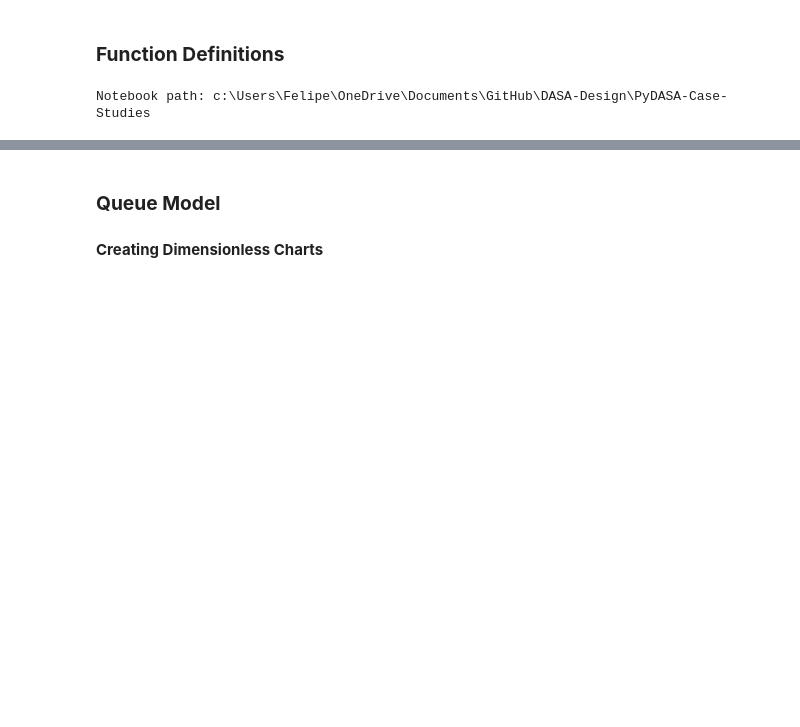
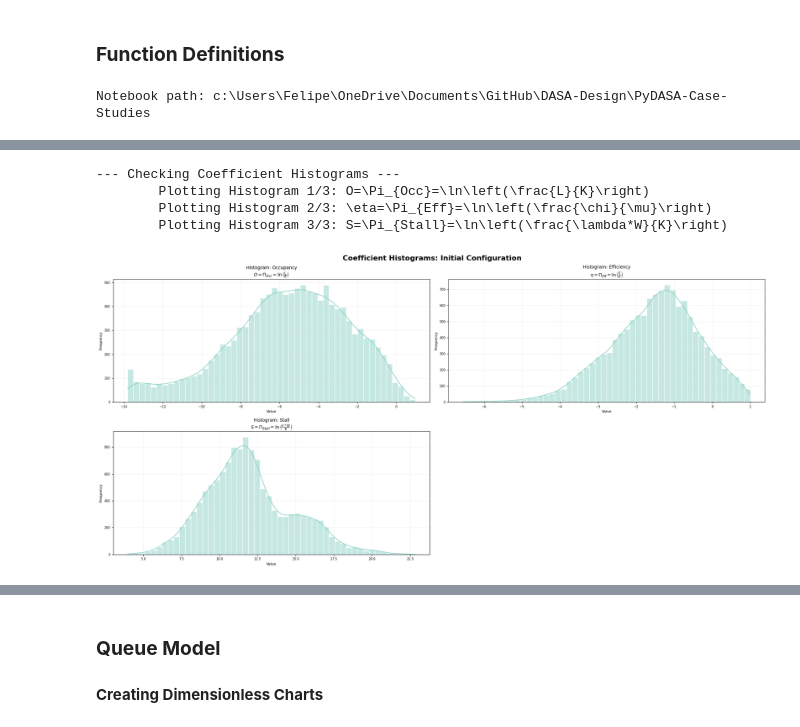
Before and after one commit to DASA-Design/PyDASA-CS1-TAS, a Jupyter notebook: CS-01D - TAS - Data Analysis.ipynb, the cells around one changed output, grey strips where cells are left out. Cells and saved outputs as stored; diff of their text form; code cells hidden in the pictures; blank space fills up the shorter version.

Commit message:
Running experiments updating, plots, data, and Dimensional Modelling script

```diff
--- a/CS-01D - TAS - Data Analysis.ipynb
+++ b/CS-01D - TAS - Data Analysis.ipynb
@@ -186,0 +270,11 @@ dflt_sys_coef = load(file_path, dflt_fname)
+# %%
+print("--- Dimensionless Coefficients Analysis Preparations ---")
+
+# coefficients dictionary for column names
+occ_coef = f"O=\\Pi_{{Occ}}=\\frac{{L}}{{K}}"
+eff_coef = f"\\eta=\\Pi_{{Eff}}=\\frac{{\\chi}}{{\\mu}}"
+stall_coef = f"S=\\Pi_{{Stall}}=\\ln\\left(\\frac{{\\lambda*W}}{{K}}\\right)"
+
+# column list
+deriv_cols = [occ_coef, eff_coef, stall_coef]
+print(f"Derived Coefficient columns: {deriv_cols}")
@@ -186,0 +325,16 @@ dflt_sys_coef = load(file_path, dflt_fname)
+# %%
+print("--- Cleaning Invalid Values from Plot Data ---")
+# clear plot data
+LIM_FLOW = 1.0
+LIM_BUFFER = 1.0
+
+# clear x-axis: occ < 1.0
+print(f"cleaning invalid values in: {log_occ_coef}")
+dflt_sys_coef = dflt_sys_coef[dflt_sys_coef[log_occ_coef] < LIM_BUFFER]
+print(f"Plot data with {log_occ_coef} < {LIM_BUFFER}: {dflt_sys_coef.shape}")
+
+# y-axis: eta < 1.0
+print(f"cleaning invalid values in: {log_eff_coef}")
+dflt_sys_coef = dflt_sys_coef[dflt_sys_coef[log_eff_coef] < LIM_FLOW]
+print(f"Plot data with {log_eff_coef} < {LIM_FLOW}: {dflt_sys_coef.shape}")
+dflt_sys_coef.info()
@@ -186,0 +359,21 @@ dflt_sys_coef = load(file_path, dflt_fname)
+# %%
+print("--- Checking Coefficient Histograms ---")
+metrics = list(adjust_dict.values()) + [stall_coef]
+labels = [
+    "Occupancy",
+    "Efficiency",
+    "Stall",
+]
+
+plot_coef_histograms(dflt_sys_coef,
+                     2,
+                     metrics,
+                     labels,
+                     "Coefficient Histograms: Initial Configuration",
+                     verbose=True)
+# %% [output]
+--- Checking Coefficient Histograms ---
+        Plotting Histogram 1/3: O=\Pi_{Occ}=\ln\left(\frac{L}{K}\right)
+        Plotting Histogram 2/3: \eta=\Pi_{Eff}=\ln\left(\frac{\chi}{\mu}\right)
+        Plotting Histogram 3/3: S=\Pi_{Stall}=\ln\left(\frac{\lambda*W}{K}\right)
+[figure, added]
```
Also changed, not shown: parts of 96 cells of this notebook, 17 other files.
